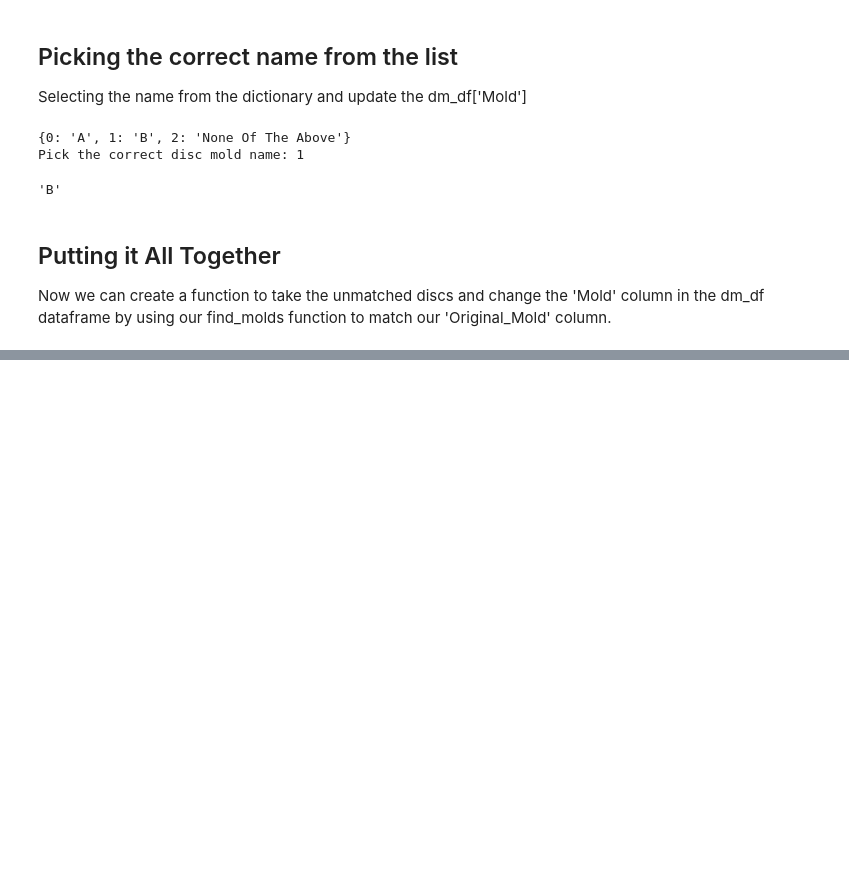
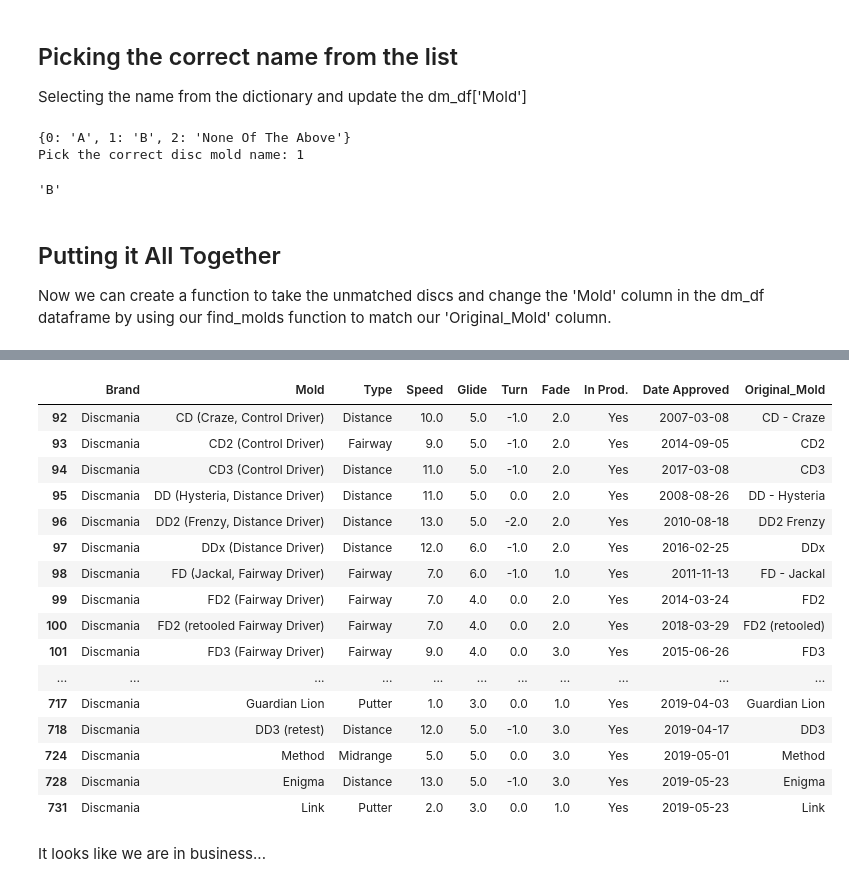
Before and after one commit to ceflynn/disc_comparison, a Jupyter notebook: 1. PDGA APPROVED DISCS.ipynb, the cells around one changed output, grey strips where cells are left out. Drawn from its saved outputs; the diff is of its cells as text; code cells hidden in the pictures; blank space fills up the shorter version.

```diff
--- a/1. PDGA APPROVED DISCS.ipynb
+++ b/1. PDGA APPROVED DISCS.ipynb
@@ -621,0 +586,15 @@ unmatched_df.head()
+# %%
+#updating the names in the dm_df with lambda function applied to our unmatched_df
+def replace_mismatched(x):
+    try:
+        print(x)
+        print("")
+        dict2 = find_molds(x)
+    except:
+        dict2 = {1:'Yes',2:'No'}
+    response = dict_select(dict2)
+    print("")
+    return response
+
+##apply to unmatched_df
+unmatched_df['Mold_Change'] = unmatched_df['Original_Mold'].apply(lambda x: replace_mismatched(x))
@@ -623,0 +652,4 @@ unmatched_df.head()
+# %%
+## make a copy of fn_df so we don't have to keep rerunning the code to change molds
+flight_df = fn_df.copy()
+flight_df.head()
@@ -623,0 +663,4 @@ unmatched_df.head()
+# %%
+##create dictionary from unmatched key: original_mold, value: mold_change
+mold_update_dict = pd.Series(unmatched_df.Mold_Change.values,index=unmatched_df.Original_Mold).to_dict()
+mold_update_dict
@@ -623,0 +685,8 @@ unmatched_df.head()
+# %%
+def mold_change_with_dict(x):
+    if x in mold_update_dict:
+        return mold_update_dict[x]
+    return x
+##change Mold using dictionary
+flight_df['Mold'] = flight_df['Original_Mold'].apply(mold_change_with_dict)
+flight_df.head()
@@ -623,0 +700,23 @@ unmatched_df.head()
+# %%
+##check discmania because they had the most name issues
+flight_df[flight_df['Brand']=='Discmania']
+# %% [output]
+|  | Brand | Mold | Type | Speed | Glide | Turn | Fade | In Prod. | Date Approved | Original_Mold |
+| 92 | Discmania | CD (Craze, Control Driver) | Distance | 10.0 | 5.0 | -1.0 | 2.0 | Yes | 2007-03-08 | CD - Craze |
+| 93 | Discmania | CD2 (Control Driver) | Fairway | 9.0 | 5.0 | -1.0 | 2.0 | Yes | 2014-09-05 | CD2 |
+| 94 | Discmania | CD3 (Control Driver) | Distance | 11.0 | 5.0 | -1.0 | 2.0 | Yes | 2017-03-08 | CD3 |
+| 95 | Discmania | DD (Hysteria, Distance Driver) | Distance | 11.0 | 5.0 | 0.0 | 2.0 | Yes | 2008-08-26 | DD - Hysteria |
+| 96 | Discmania | DD2 (Frenzy, Distance Driver) | Distance | 13.0 | 5.0 | -2.0 | 2.0 | Yes | 2010-08-18 | DD2 Frenzy |
+| 97 | Discmania | DDx (Distance Driver) | Distance | 12.0 | 6.0 | -1.0 | 2.0 | Yes | 2016-02-25 | DDx |
+| 98 | Discmania | FD (Jackal, Fairway Driver) | Fairway | 7.0 | 6.0 | -1.0 | 1.0 | Yes | 2011-11-13 | FD - Jackal |
+| 99 | Discmania | FD2 (Fairway Driver) | Fairway | 7.0 | 4.0 | 0.0 | 2.0 | Yes | 2014-03-24 | FD2 |
+| 100 | Discmania | FD2 (retooled Fairway Driver) | Fairway | 7.0 | 4.0 | 0.0 | 2.0 | Yes | 2018-03-29 | FD2 (retooled) |
+| 101 | Discmania | FD3 (Fairway Driver) | Fairway | 9.0 | 4.0 | 0.0 | 3.0 | Yes | 2015-06-26 | FD3 |
+| ... | ... | ... | ... | ... | ... | ... | ... | ... | ... | ... |
+| 717 | Discmania | Guardian Lion | Putter | 1.0 | 3.0 | 0.0 | 1.0 | Yes | 2019-04-03 | Guardian Lion |
+| 718 | Discmania | DD3 (retest) | Distance | 12.0 | 5.0 | -1.0 | 3.0 | Yes | 2019-04-17 | DD3 |
+| 724 | Discmania | Method | Midrange | 5.0 | 5.0 | 0.0 | 3.0 | Yes | 2019-05-01 | Method |
+| 728 | Discmania | Enigma | Distance | 13.0 | 5.0 | -1.0 | 3.0 | Yes | 2019-05-23 | Enigma |
+| 731 | Discmania | Link | Putter | 2.0 | 3.0 | 0.0 | 1.0 | Yes | 2019-05-23 | Link |
+# %% [markdown]
+It looks like we are in business...
```
Also changed, not shown: parts of 23 cells of this notebook, 1 other file.
